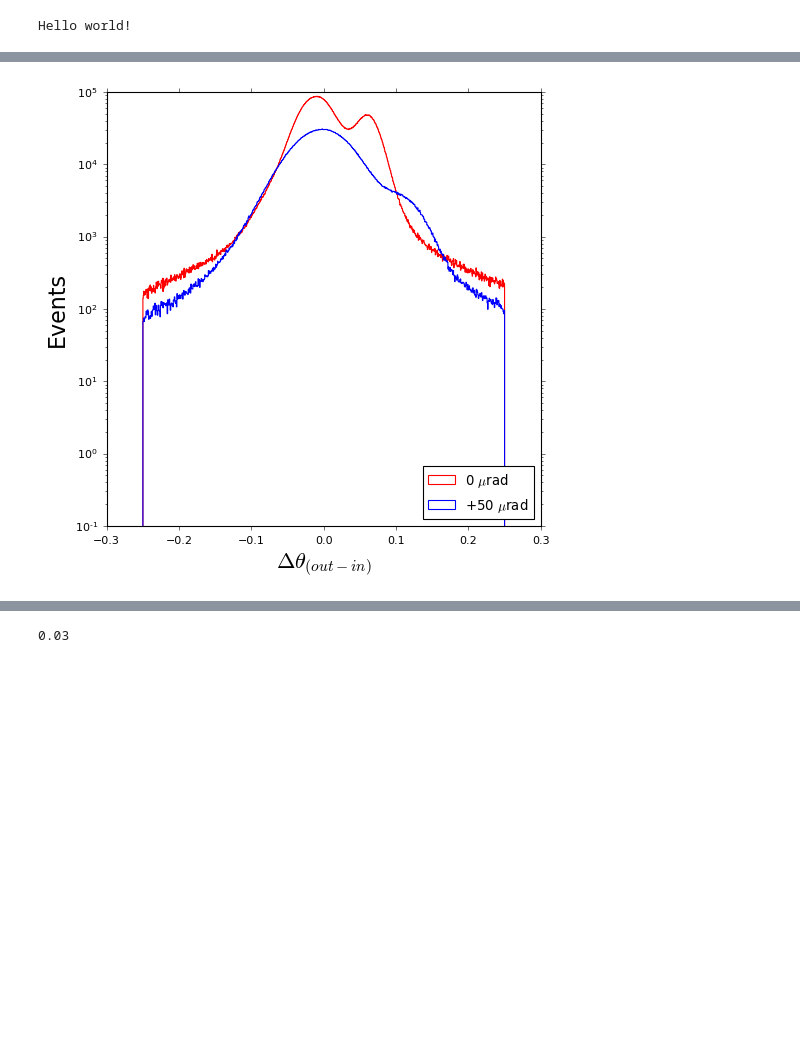
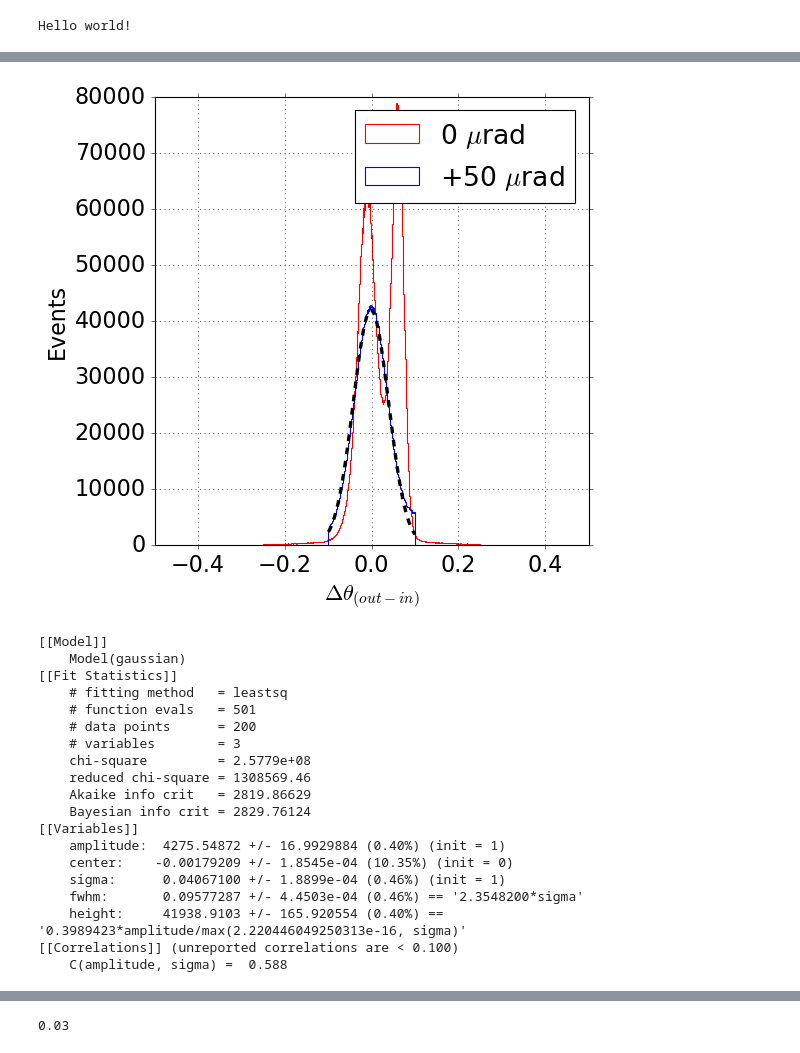
Before and after one commit to collamaf/UA9_22, a Jupyter notebook: analysis/DataAnalysis.ipynb, the cells around one changed output, grey strips where cells are left out. Saved outputs shown, nothing was run; the diff lists cells and outputs as text; code cells hidden in the pictures; blank space fills up the shorter version.

```diff
--- a/analysis/DataAnalysis.ipynb
+++ b/analysis/DataAnalysis.ipynb
@@ -13,7 +13,7 @@ import matplotlib.transforms as transforms
 from scipy.special import erfinv
 from matplotlib.colors import LogNorm
 
-smallFiles = True
+smallFiles = False
 
 #settings
 plt.style.use('classic')
@@ -26,16 +26,16 @@ matplotlib.rcParams['image.cmap'] = 'RdYlBu_r' #'hot'
 #print(matplotlib.rcParams)
 
 print("Hello world!")
-folder= "../BigDataFiles/" if (not smallFiles) else "../DataFiles/"
-
+folder= "../BigDataFiles/"
 inputFile=folder+"ACP80_0_flt.dat"
-inFileLabel=r"0 $\mu$rad"
-#inputSimFile="../DataFiles/ACP80_plus50_p100k.dat"
 inputSimFile=folder+"ACP80_plus50_flt.dat"
-inSimFileLabel=r"+50 $\mu$rad"
 if (smallFiles):
     folder= "../DataFiles/"
-    inputFile=folder+"ACP80_0_flt.dat"
+    inputFile=folder+"ACP80_0_p100k.dat"
+    inputSimFile=folder+"ACP80_plus50_p100k.dat"
+
+inFileLabel=r"0 $\mu$rad"
+inSimFileLabel=r"+50 $\mu$rad"
 
 cols=["gonio_angle","d0_x","d0_y","thetaIn_x","thetaOut_x","thetaIn_y","thetaOut_y","unknown1","unknown2"]
 
@@ -125,7 +125,9 @@ def plot1D(ax,x,label,xlabel,ylabel,log,col,bins=None,rng=None):
     ax.set_ylabel(ylabel,fontsize='20')
     if log: ax.set_ylim(auto=True)
     ax.hist(x,log=log,histtype='step', label=label, color=col, bins=bins, range=rng)
-    ax.legend(loc= "lower right")
+    ax.legend(loc= "best")
+#    ax.legend(loc= "lower right")
+
 
 def plot1DNorm(ax,x,label,xlabel,ylabel,log,col,bins=None,rng=None):
     ax.set_xlabel(xlabel,fontsize='20')
@@ -283,22 +329,64 @@ plt.show()
 # %%
 fig, ax = plt.subplots(nrows=1, ncols=1,figsize=(7, 7),dpi=80,facecolor='w', edgecolor='k')
 
+commonBinWidth=0.001
+
 plot1D(ax,dataset["deltaTheta"],inFileLabel,r"$\Delta\theta_{(out-in)}$","Events",
-        True,'r',None,[-0.25,0.25])
+        False,'r',int(0.5/commonBinWidth),[-0.25,0.25])
 plot1D(ax,datasetSimu["deltaTheta"],inSimFileLabel,r"$\Delta\theta_{(out-in)}$","Events",
-        True,'b',None,[-0.25,0.25])
+        False,'b',int(0.2/commonBinWidth),[-0.1,0.1])
 
 if False:
+    param_bounds=([0,0,2.e-2], [3.5e3, 0.1, 0.07])
     data_entries, bins = np.histogram(datasetSimu["deltaTheta"])
     binscenters = np.array([0.5 * (bins[i] + bins[i+1]) for i in range(len(bins)-1)])
-    popt, pcov = curve_fit(GaussFunc, xdata=binscenters, ydata=data_entries, p0=[len(datasetSimu), 0.0, 0.1])
+#    popt, pcov = curve_fit(GaussFunc, xdata=binscenters, ydata=data_entries, p0=[len(datasetSimu), 0.0, 0.1])
+    popt, pcov = curve_fit(gaus2, xdata=binscenters, ydata=data_entries, p0=[2500, 0.0, 0.04], bounds=param_bounds)
+    #print(popt)
+    xspace = np.linspace(-0.1, 0.1, 100000)
+    #plt.plot(xspace, GaussFunc(xspace, *popt), color='darkorange', linewidth=2.5, label=r'Fitted function')
+    plt.plot(xspace, gaus2(xspace, *popt), color='darkorange', linewidth=2.5, label=r'Fitted function')
     print(popt)
-    xspace = np.linspace(-0.1, 0.1, 100000)
-    plt.plot(xspace, GaussFunc(xspace, *popt), color='darkorange', linewidth=2.5, label=r'Fitted function')
 
-plt.show()
+if True:
+    from lmfit.models import GaussianModel
+    data_entries, bins = np.histogram(datasetSimu[abs(datasetSimu.deltaTheta)<0.1]["deltaTheta"], bins=int(0.2/commonBinWidth))
+    binscenters = np.array([0.5 * (bins[i] + bins[i+1]) for i in range(len(bins)-1)])
+    mod = GaussianModel()
+   # mod.set_param_hint('sigma', min=0, max=0.2, value = 0.05, vary = True)
+   # mod.set_param_hint('amplitude', min=0.1*len(temp), max=1.1*len(temp), value = len(temp))
+   # mod.set_param_hint('center', min=0, max=0.1, value = 0, vary = True)
+
+    pars = mod.guess(data_entries, x=data_entries)
+    #out = mod.fit(data_entries, pars, x=data_entries, amplitude=230, center=0, sigma=0.04)
+    out = mod.fit(data_entries.astype(float), x=binscenters.astype(float))
+    plt.xlim(-.5, .5)
+    plt.plot(binscenters, out.best_fit, 'k--', label='initial fit')
+    plt.grid(True)
+    plt.show()
+
+    print(out.fit_report())
 # %% [output]
-[figure, old version]
+[figure, new version]
+[[Model]]
+    Model(gaussian)
+[[Fit Statistics]]
+    # fitting method   = leastsq
+    # function evals   = 501
+    # data points      = 200
+    # variables        = 3
+    chi-square         = 2.5779e+08
+    reduced chi-square = 1308569.46
+    Akaike info crit   = 2819.86629
+    Bayesian info crit = 2829.76124
+[[Variables]]
+    amplitude:  4275.54872 +/- 16.9929884 (0.40%) (init = 1)
+    center:    -0.00179209 +/- 1.8545e-04 (10.35%) (init = 0)
+    sigma:      0.04067100 +/- 1.8899e-04 (0.46%) (init = 1)
+    fwhm:       0.09577287 +/- 4.4503e-04 (0.46%) == '2.3548200*sigma'
+    height:     41938.9103 +/- 165.920554 (0.40%) == '0.3989423*amplitude/max(2.220446049250313e-16, sigma)'
+[[Correlations]] (unreported correlations are < 0.100)
+    C(amplitude, sigma) =  0.588
 # %%
 fig, axes = plt.subplots(nrows=1, ncols=2,figsize=(8*2, 6),dpi=80)
 plot2D(axes[0],dataset["deltaTheta"],dataset["thetaIn_x"]+dataset["gonio_angle"],
```
Also changed, not shown: parts of 7 cells of this notebook.
